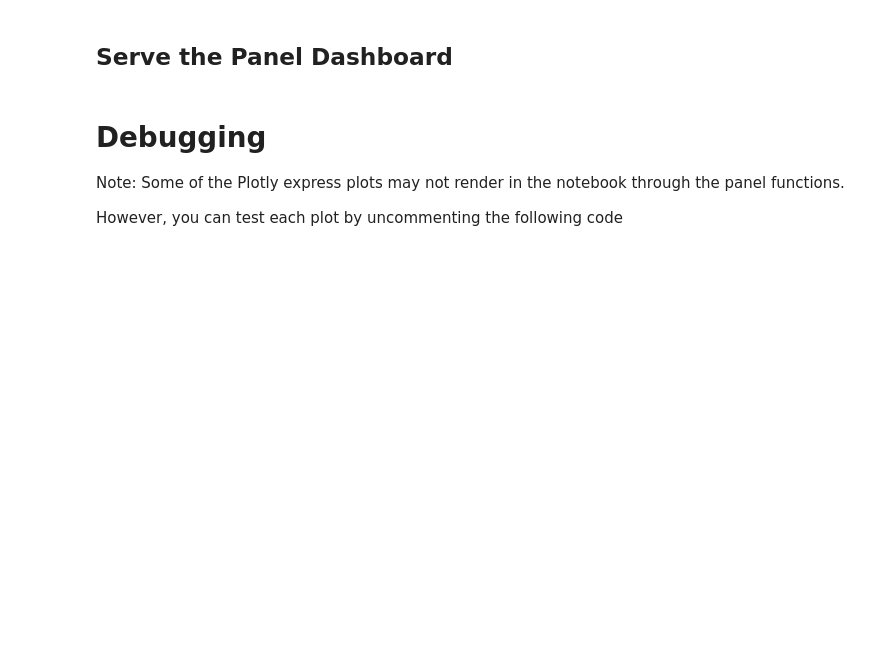
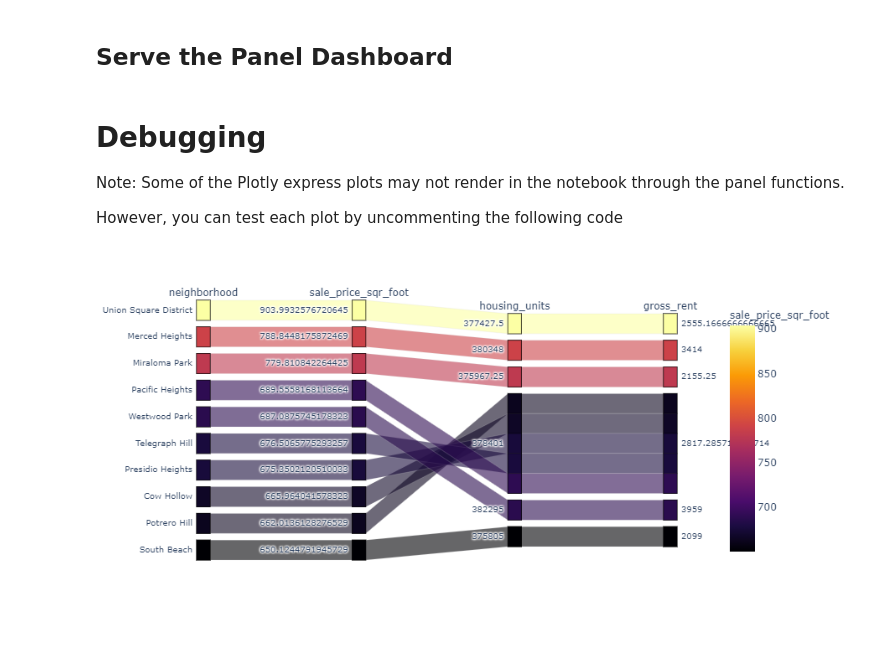
Before and after one commit to kwarari/PyViz-homework, a Jupyter notebook: Solved/dashboard.ipynb, the cells around one changed output. Cells and saved outputs as stored; diff of their text form; code cells hidden in the pictures; blank space fills up the shorter version.

```diff
--- a/Solved/dashboard.ipynb
+++ b/Solved/dashboard.ipynb
@@ -26,3 +33,10 @@ px.set_mapbox_access_token(map_box_api)
+# %%
+# Import the necessary CSVs to Pandas DataFrames
+file_path = Path("../Data/sfo_neighborhoods_census_data.csv")
+sfo_data = pd.read_csv(file_path, index_col="year")
+
+file_path = Path("../Data/neighborhoods_coordinates.csv")
+coord_data = pd.read_csv(file_path)
 # %% [markdown]
 - - -
 # %% [markdown]
@@ -149,0 +253,4 @@ However, you can test each plot by uncommenting the following code
+# %%
+parallel_categories()
+# %% [output]
+[figure, added]
```
Also changed, not shown: parts of 13 cells of this notebook, 1 other file.
